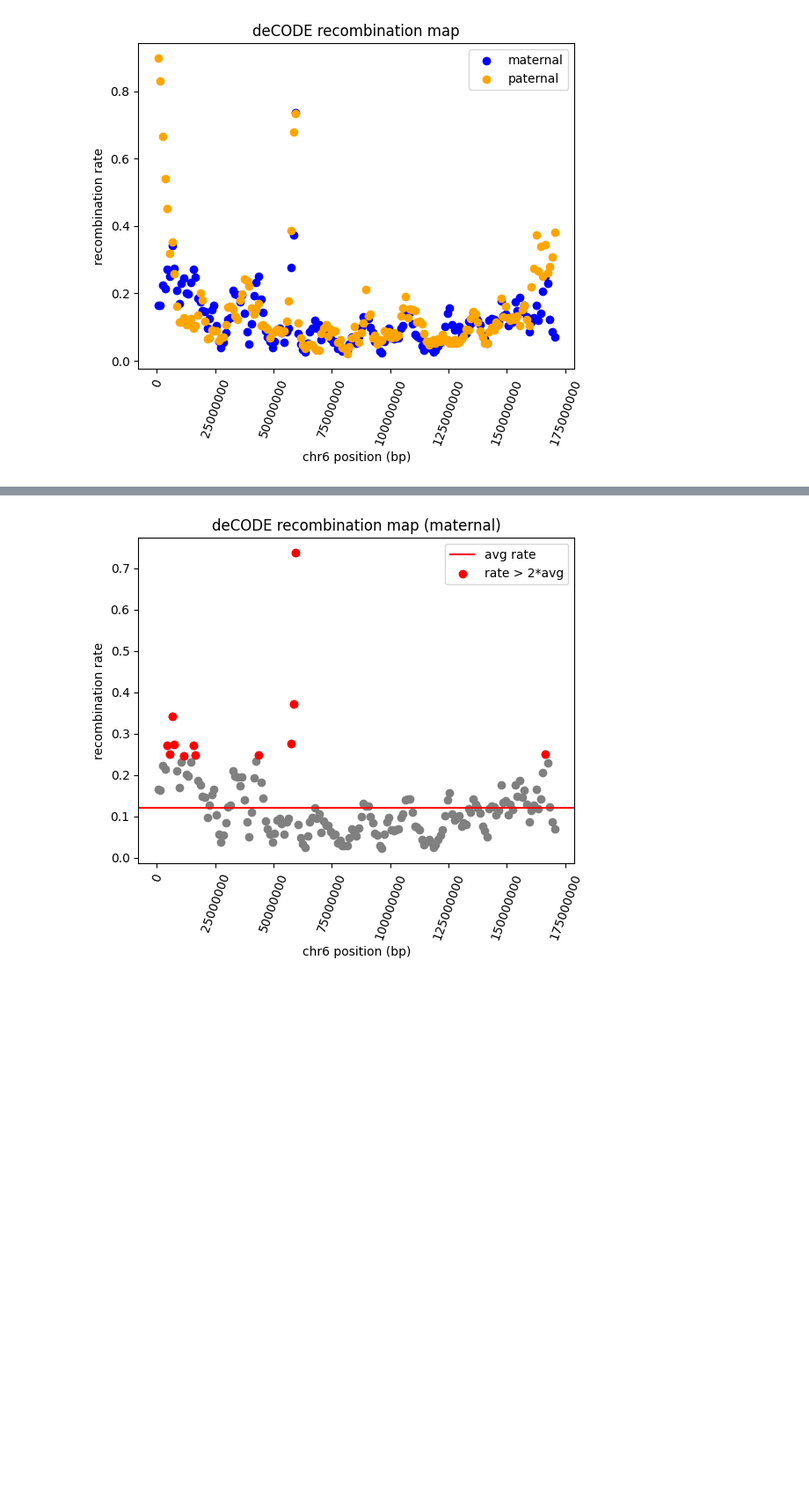
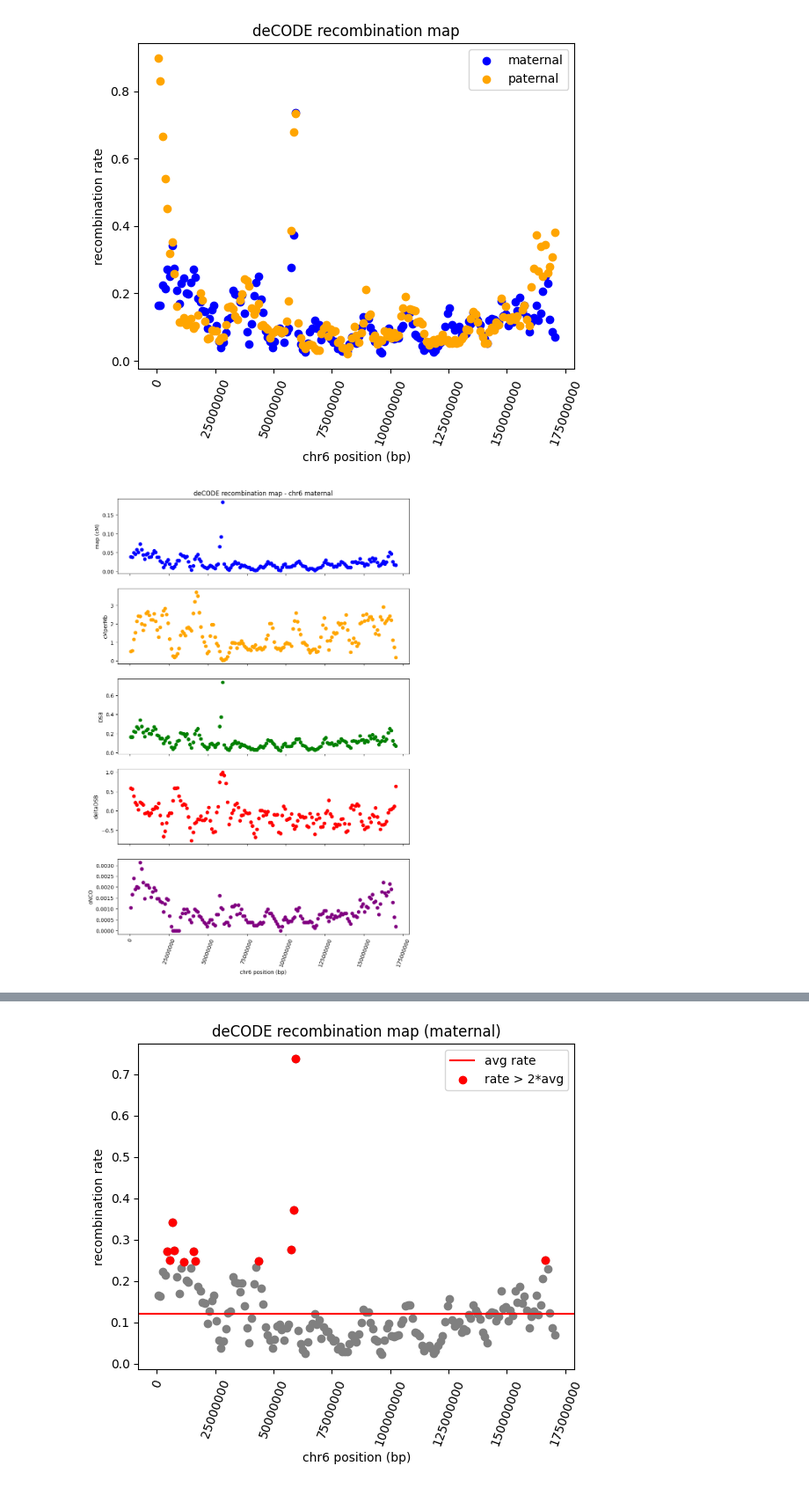
Before and after one commit to jedrzejkubica/Elixir-BH-2025, a Jupyter notebook: haploblock_breakpoints.ipynb, the cells around one changed output, grey strips where cells are left out. Shown: that part at 88% size. Cells and saved outputs as stored; diff of their text form; code cells hidden in the pictures; blank space fills up the shorter version.

```diff
--- a/haploblock_breakpoints.ipynb
+++ b/haploblock_breakpoints.ipynb
@@ -101,3 +101,25 @@ matplotlib.pyplot.savefig(f"figures/recomb_map_{CHR}_mat_vs_pat.png", bbox_inche
 matplotlib.pyplot.show()
 # %% [output]
 [figure]
+# %%
+# plot map, cMperMb, DSB, deltaDSB, oNCO from maternal map
+fig, axs = matplotlib.pyplot.subplots(5, 1, figsize=(10, 15), sharex=True)
+axs[0].scatter(x=mat_chr["pos"].to_numpy(), y=mat_chr["map"].to_numpy(), color="blue")
+axs[0].set_ylabel("map (cM)")
+axs[0].set_title(f"deCODE recombination map - {CHR} maternal")
+axs[0].ticklabel_format(useOffset=False, style='plain')  # disable scientific notation
+axs[1].scatter(x=mat_chr["pos"].to_numpy(), y=mat_chr["cMperMb"].to_numpy(), color="orange")
+axs[1].set_ylabel("cMperMb")
+axs[2].scatter(x=mat_chr["pos"].to_numpy(), y=mat_chr["DSB"].to_numpy(), color="green")
+axs[2].set_ylabel("DSB")
+axs[3].scatter(x=mat_chr["pos"].to_numpy(), y=mat_chr["deltaDSB"].to_numpy(), color="red")
+axs[3].set_ylabel("deltaDSB")
+axs[4].scatter(x=mat_chr["pos"].to_numpy(), y=mat_chr["oNCO"].to_numpy(), color="purple")
+axs[4].set_ylabel("oNCO")
+axs[4].set_xlabel(f"{CHR} position (bp)")
+axs[4].ticklabel_format(useOffset=False, style='plain')  # disable scientific notation
+matplotlib.pyplot.xticks(rotation=70)
+matplotlib.pyplot.savefig(f"figures/recomb_map_{CHR}_mat_all_columns.png", bbox_inches='tight')
+matplotlib.pyplot.show()
+# %% [output]
+[figure, added]
```
Also changed, not shown: parts of 2 cells of this notebook, 4 other files.
